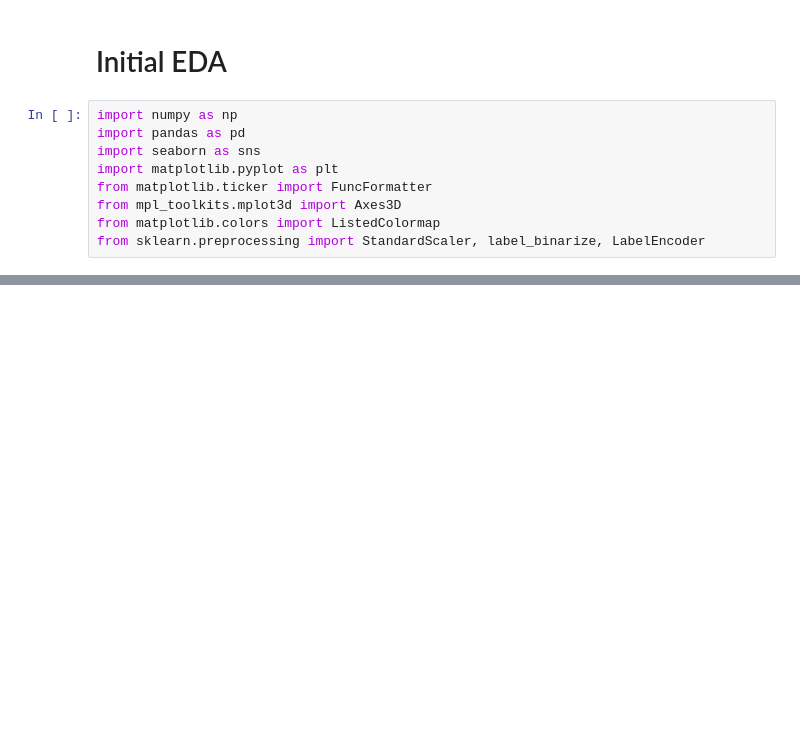
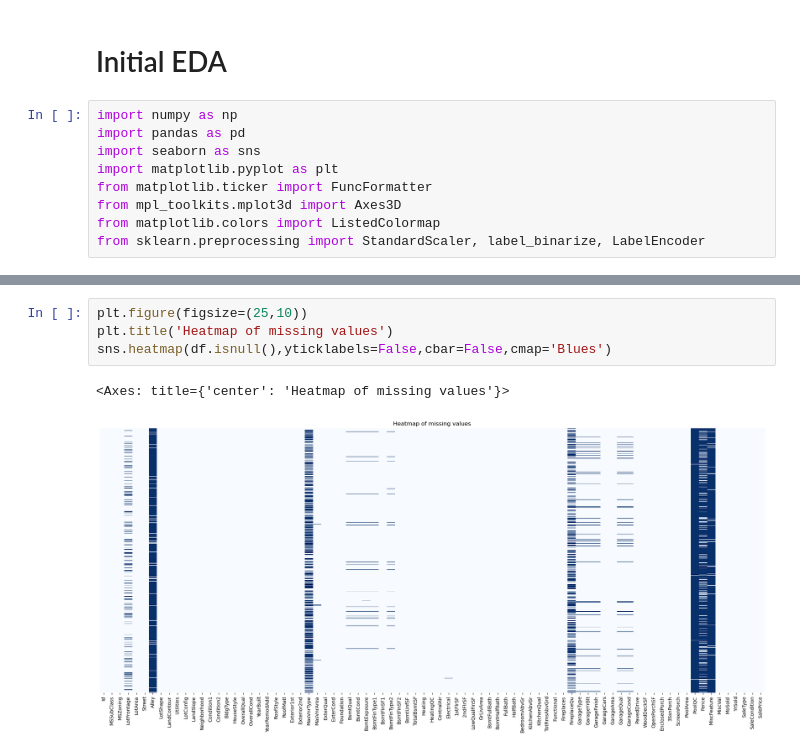
Before and after one commit to Mrfunderburker/House-Prices-Portfolio-Project, a Jupyter notebook: code/eda.ipynb, the cells around one changed output, grey strips where cells are left out. Drawn from its saved outputs; the diff is of its cells as text; blank space fills up the shorter version.

```diff
--- a/code/eda.ipynb
+++ b/code/eda.ipynb
@@ -71,0 +115,7 @@ plt.show()
+# %%
+plt.figure(figsize=(25,10))
+plt.title('Heatmap of missing values')
+sns.heatmap(df.isnull(),yticklabels=False,cbar=False,cmap='Blues')
+# %% [output]
+<Axes: title={'center': 'Heatmap of missing values'}>
+[figure, added]
```
Also changed, not shown: parts of 11 cells of this notebook, 2 other files.
